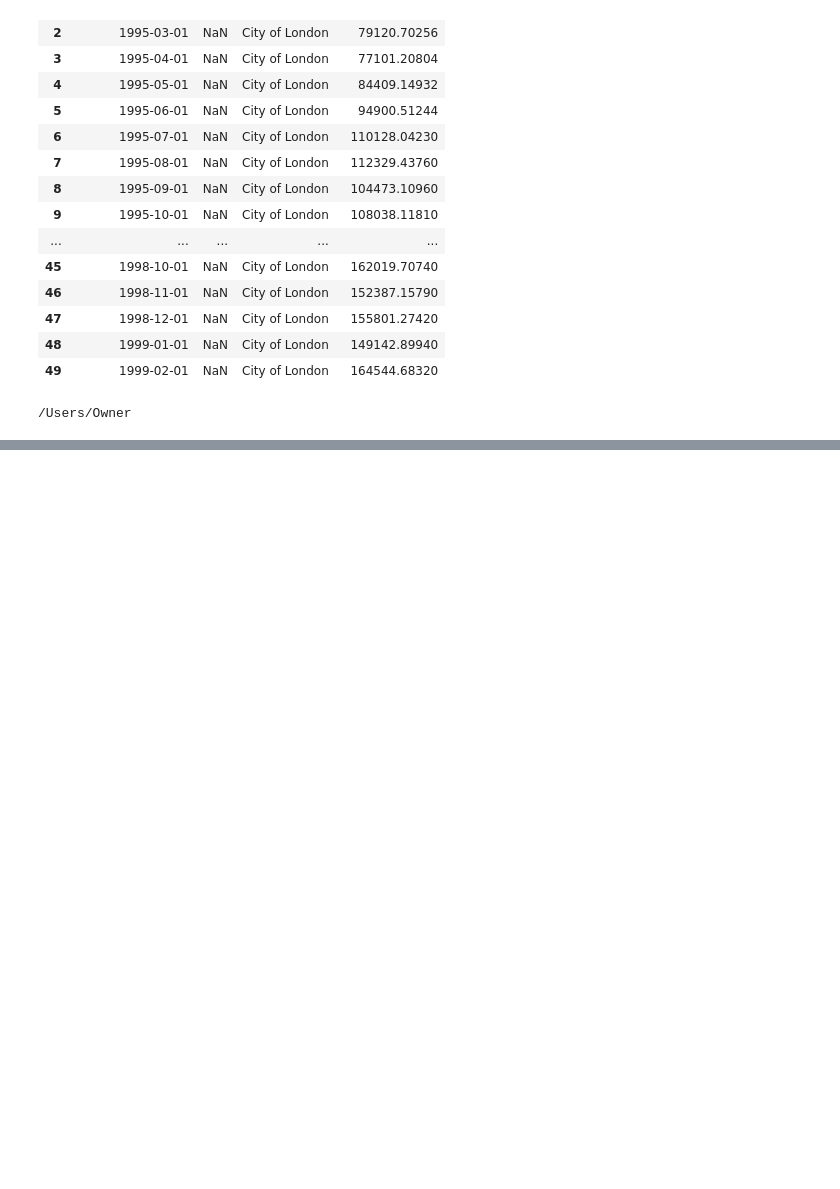
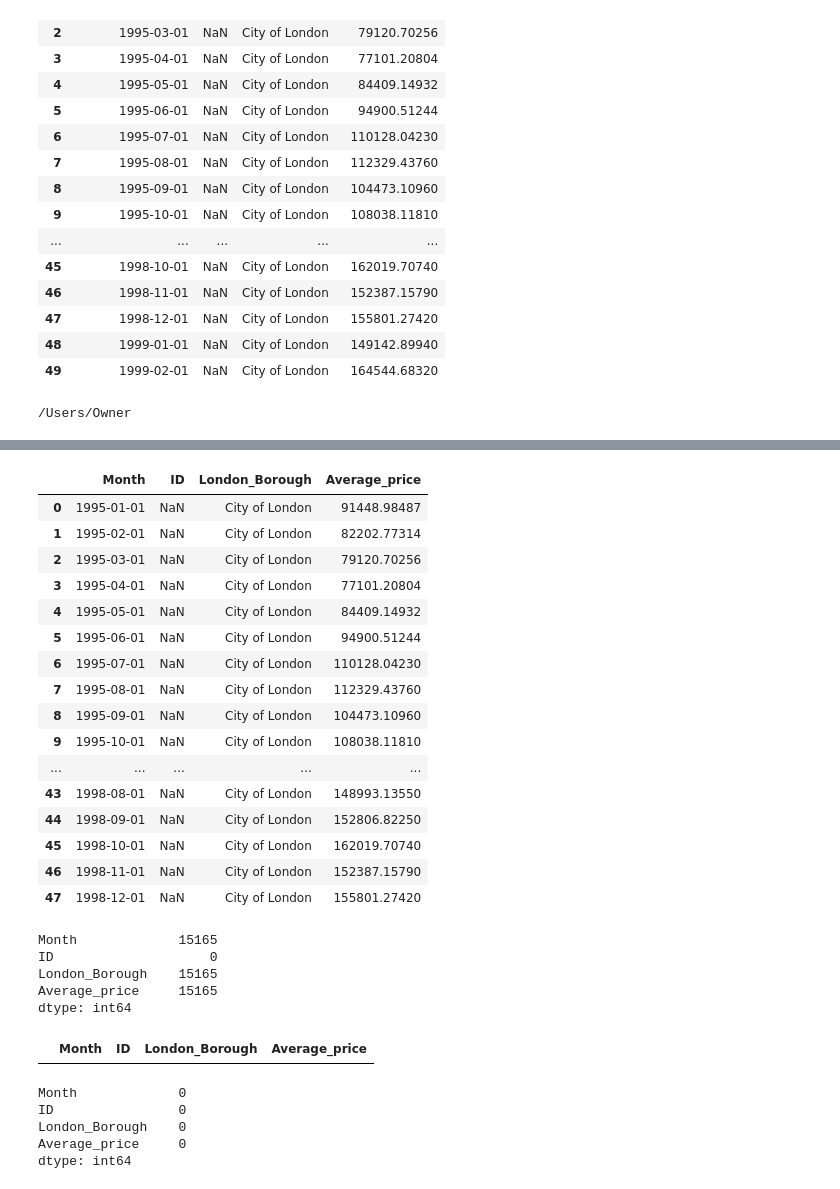
Before and after one commit to NinaDS22/DSProject1, a Jupyter notebook: LondonHousing.ipynb, the cells around one changed output, grey strips where cells are left out. Cells and saved outputs as stored; diff of their text form; code cells hidden in the pictures; blank space fills up the shorter version.

```diff
--- a/LondonHousing.ipynb
+++ b/LondonHousing.ipynb
@@ -141,0 +151,2 @@ dtype: object
+# %%
+clean_properties = clean_properties.rename(columns = {0: 'Month', 'value': 'Average_price'})
@@ -299,3 +310,5 @@ import os
 print(os.getcwd())
 # %% [output]
 /Users/Owner
+# %%
+clean_properties = clean_properties.rename(columns = {'London_Borough':'Month', 'variable': 'London_Borough'})
@@ -301,0 +379,5 @@ print(os.getcwd())
+# %%
+# To delete the rows where the value in the 'London_Borough' column is 'Unnamed: 37'
+#clean_properties = clean_properties[clean_properties['London_Borough'] != 'Unnamed: 37']
+clean_properties.drop(clean_properties[clean_properties['London_Borough'] == 'Unnamed: 37'].index, inplace=True)
+clean_properties.drop(clean_properties[clean_properties['London_Borough'] == 'Unnamed: 34'].index, inplace=True)
@@ -301,0 +428,46 @@ print(os.getcwd())
+# %%
+# Try your hand at method (1) here:
+NaNFreeDF1 = clean_properties[clean_properties['Average_price'].notna()]
+NaNFreeDF1.head(48)
+# %% [output]
+|  | Month | ID | London_Borough | Average_price |
+| 0 | 1995-01-01 | NaN | City of London | 91448.98487 |
+| 1 | 1995-02-01 | NaN | City of London | 82202.77314 |
+| 2 | 1995-03-01 | NaN | City of London | 79120.70256 |
+| 3 | 1995-04-01 | NaN | City of London | 77101.20804 |
+| 4 | 1995-05-01 | NaN | City of London | 84409.14932 |
+| 5 | 1995-06-01 | NaN | City of London | 94900.51244 |
+| 6 | 1995-07-01 | NaN | City of London | 110128.04230 |
+| 7 | 1995-08-01 | NaN | City of London | 112329.43760 |
+| 8 | 1995-09-01 | NaN | City of London | 104473.10960 |
+| 9 | 1995-10-01 | NaN | City of London | 108038.11810 |
+| ... | ... | ... | ... | ... |
+| 43 | 1998-08-01 | NaN | City of London | 148993.13550 |
+| 44 | 1998-09-01 | NaN | City of London | 152806.82250 |
+| 45 | 1998-10-01 | NaN | City of London | 162019.70740 |
+| 46 | 1998-11-01 | NaN | City of London | 152387.15790 |
+| 47 | 1998-12-01 | NaN | City of London | 155801.27420 |
+# %%
+# If we do a count on our new DataFrame, we'll see how many rows we have that have complete information:
+NaNFreeDF1.count()
+# %% [output]
+Month             15165
+ID                    0
+London_Borough    15165
+Average_price     15165
+dtype: int64
+# %%
+# filtering the data with NaN values
+NaNFreeDF2 = clean_properties.dropna()
+NaNFreeDF2.head(48)
+# %% [output]
+|  | Month | ID | London_Borough | Average_price |
+# %%
+# Let's do a count on this DataFrame object:
+NaNFreeDF2.count()
+# %% [output]
+Month             0
+ID                0
+London_Borough    0
+Average_price     0
+dtype: int64
```
Also changed, not shown: parts of 22 cells of this notebook.
